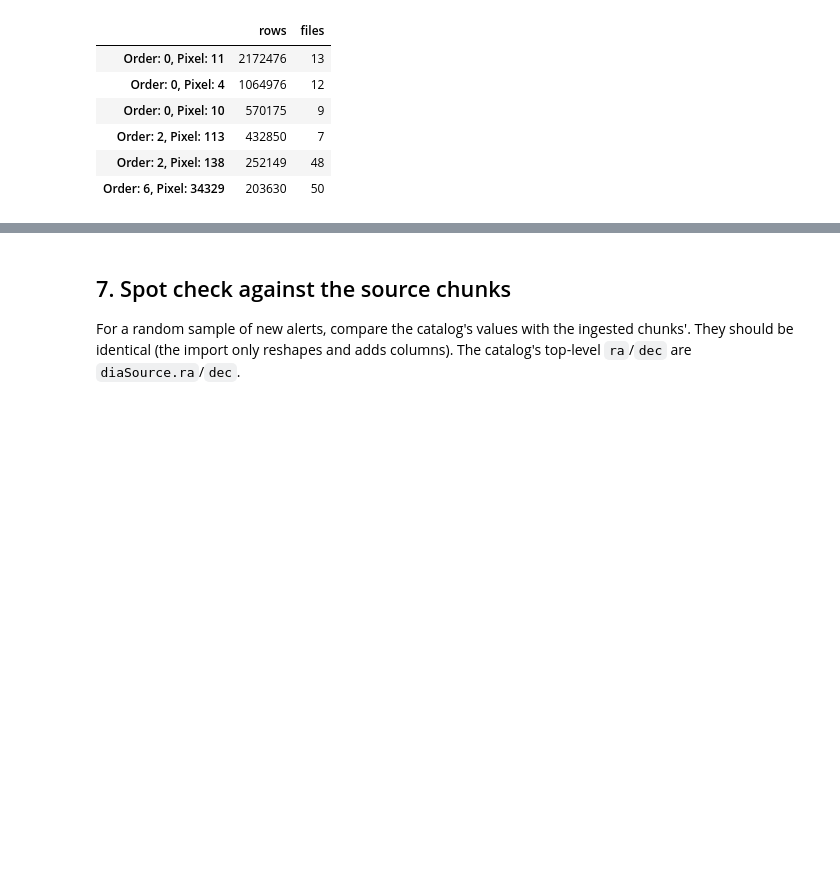
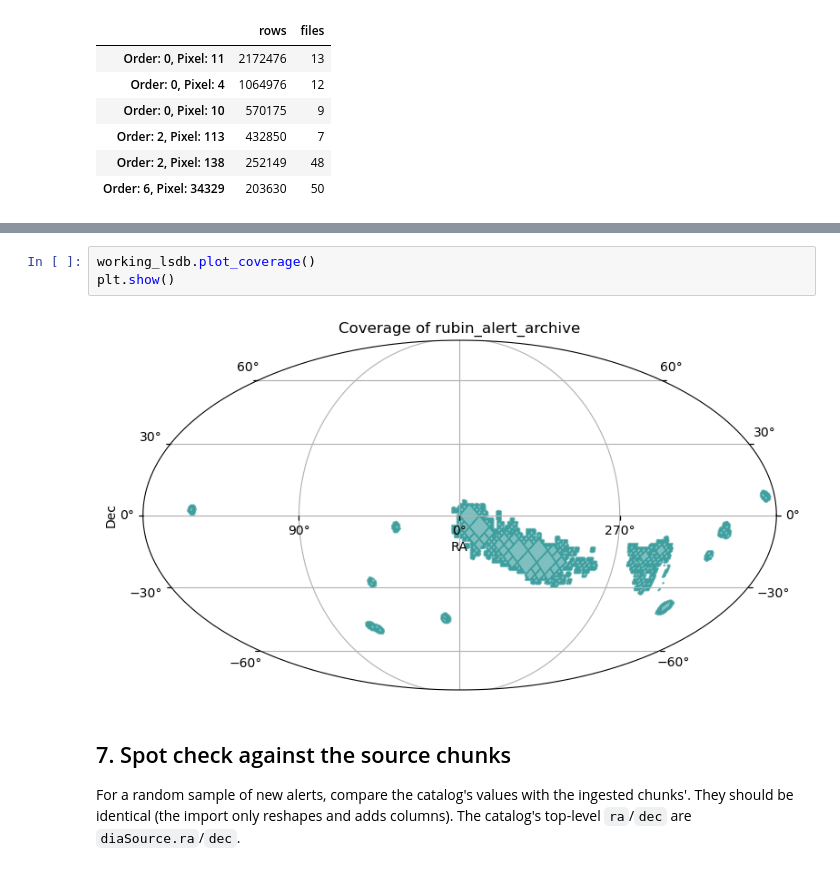
Before and after one commit to olivialynn/lf-2026, a Jupyter notebook: 5.Alert-Archive/daily_ingest_summary.ipynb, the cells around one changed output, grey strips where cells are left out. Saved outputs shown, nothing was run; the diff lists cells and outputs as text; blank space fills up the shorter version.

```diff
--- a/5.Alert-Archive/daily_ingest_summary.ipynb
+++ b/5.Alert-Archive/daily_ingest_summary.ipynb
@@ -410,3 +479,8 @@ Partitions over 200,000 rows now:
+# %%
+working_lsdb.plot_coverage()
+plt.show()
+# %% [output]
+[figure, added]
 # %% [markdown]
 ## 7. Spot check against the source chunks
 
```
Also changed, not shown: parts of 6 cells of this notebook.
